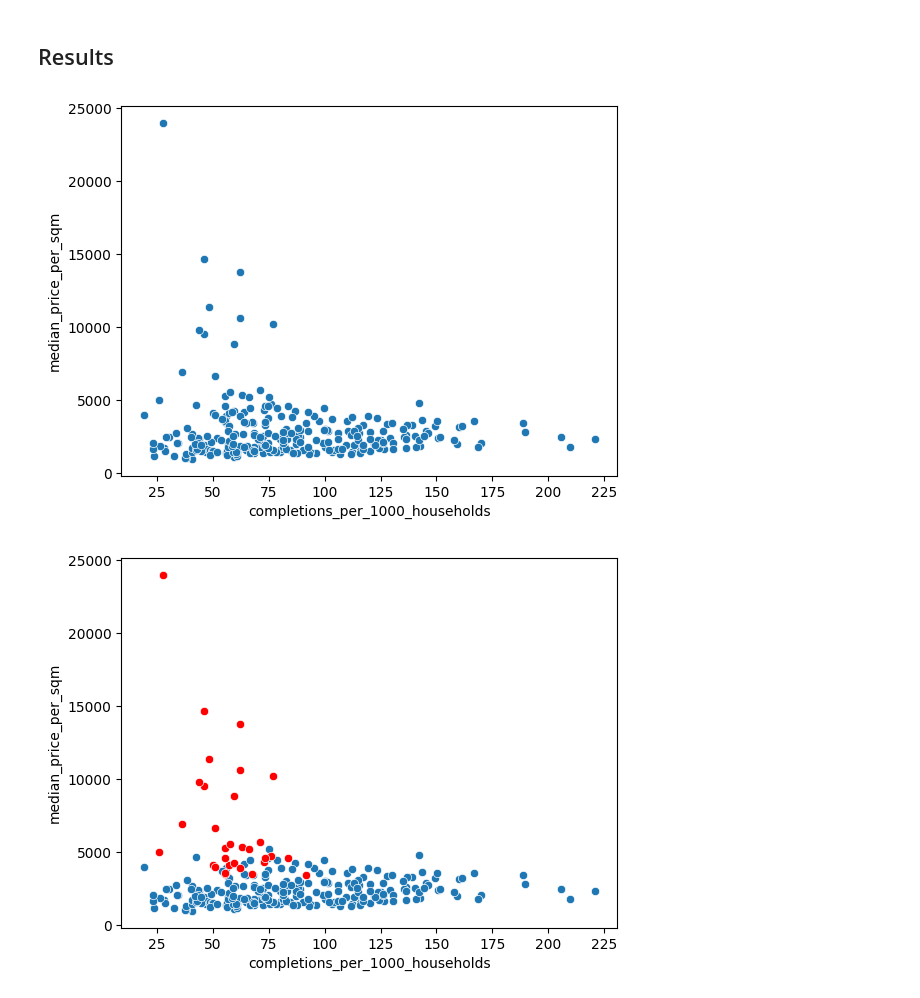
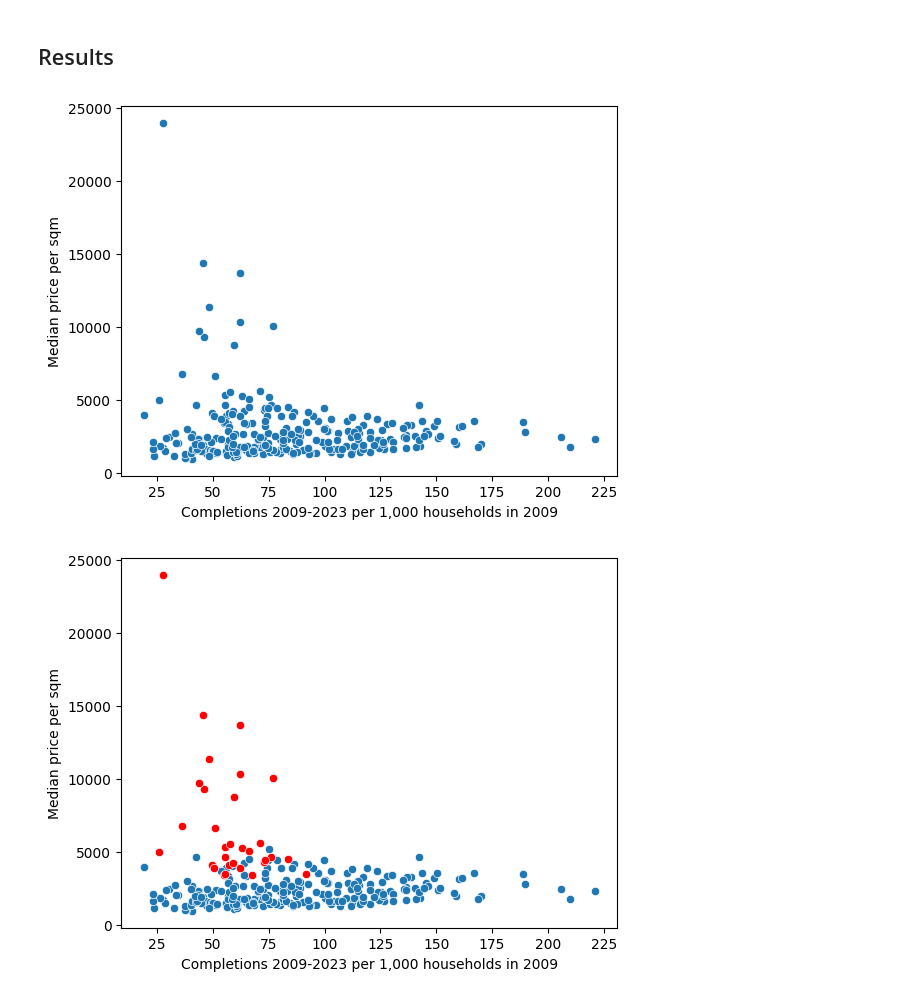
Before and after one commit to jamierumbelow/housing-completions-vs-price-per-square-metre-by-local-authority, a Jupyter notebook: main.ipynb, the cells around one changed output. Cells and saved outputs as stored; diff of their text form; code cells hidden in the pictures.

```diff
--- a/main.ipynb
+++ b/main.ipynb
@@ -20,10 +20,10 @@ import pandas as pd
 import matplotlib.pyplot as plt
 import seaborn as sns
 # %%
-raw_completions_df = pd.read_csv('data/completions.csv')
-raw_prices_df = pd.read_csv('data/median_price_paid.csv')
-raw_floorspace_df = pd.read_csv('data/property_floorspace.csv')
-raw_population_df = pd.read_csv('data/population.csv')
+raw_completions_df = pd.read_csv('completions.csv')
+raw_prices_df = pd.read_csv('median_price_paid.csv')
+raw_floorspace_df = pd.read_csv('property_floorspace.csv')
+raw_population_df = pd.read_csv('population.csv')
 # %%
 REGION_NAME = 'region'
 AUTHORITY_KEY = 'local_authority'
@@ -82,6 +82,9 @@ english_prices_df = raw_prices_df[raw_prices_df['Region/Country code'].str.start
 columns_to_drop = ['Region/Country code', 'Region/Country name', 'Local authority name', 'Year ending Dec 1995']
 for year in range(1996, 2009):
     for month in ['Mar', 'Jun', 'Sep', 'Dec']:
+        columns_to_drop.append(f'Year ending {month} {year}')
+for year in range(2009, 2024):
+    for month in ['Mar', 'Jun', 'Sep']:
         columns_to_drop.append(f'Year ending {month} {year}')
 
 prices_after_2008_df = english_prices_df.drop(columns_to_drop, axis=1).rename(columns={'Local authority code ': AUTHORITY_KEY})
@@ -132,12 +135,16 @@ processed_df = completions_per_1000_households_df[[REGION_NAME, AUTHORITY_KEY, A
 ## Results
 # %%
 sns.scatterplot(x='completions_per_1000_households', y='median_price_per_sqm', data=processed_df)
+plt.xlabel('Completions 2009-2023 per 1,000 households in 2009')
+plt.ylabel('Median price per sqm')
 plt.show()
 # %% [output]
-[figure, old version]
+[figure, new version]
 # %%
 sns.scatterplot(x='completions_per_1000_households', y='median_price_per_sqm', data=processed_df[processed_df[REGION_NAME] != 'London'])
 sns.scatterplot(x='completions_per_1000_households', y='median_price_per_sqm', color='red', data=processed_df[processed_df[REGION_NAME] == 'London'])
+plt.xlabel('Completions 2009-2023 per 1,000 households in 2009')
+plt.ylabel('Median price per sqm')
 plt.show()
 # %% [output]
-[figure, old version]
+[figure, new version]
```
